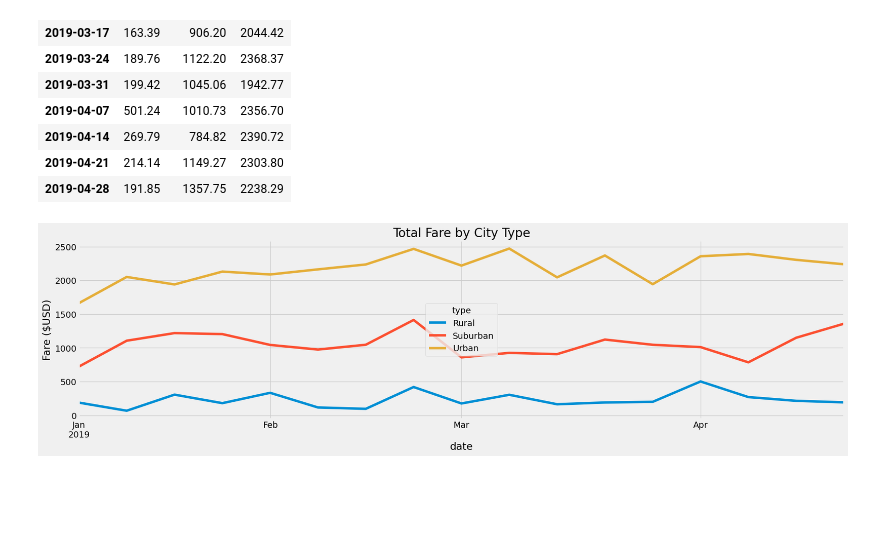
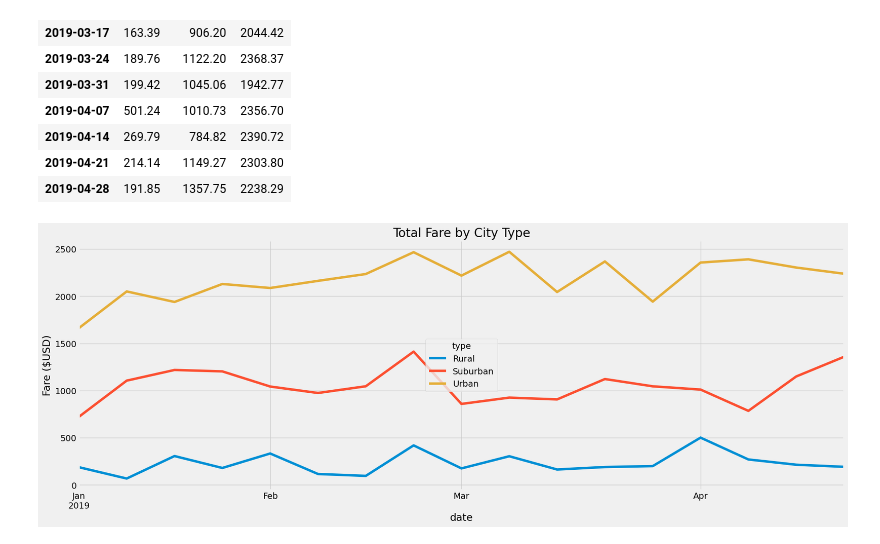
Before and after one commit to nabernal/PyBer-Challenge, a Jupyter notebook: PyBer-Challenge.ipynb, the cells around one changed output. Saved outputs shown, nothing was run; the diff lists cells and outputs as text; code cells hidden in the pictures; blank space fills up the shorter version.

Commit message:
Deleted duplicate file and changed graph size

```diff
--- a/PyBer-Challenge.ipynb
+++ b/PyBer-Challenge.ipynb
@@ -278,14 +278,14 @@ weekly_fares
 # %%
 # 8. Using the object-oriented interface method, plot the resample DataFrame using the df.plot() function.
 
 # Import the style from Matplotlib.
 from matplotlib import style
 # Use the graph style fivethirtyeight.
 style.use('fivethirtyeight')
 
-weekly_fares.plot(figsize=(20,5),)
+weekly_fares.plot(figsize=(20,7),)
 plt.ylabel("Fare ($USD)")
 plt.title("Total Fare by City Type")
 plt.savefig('Resources/PyBer_fare_summary.png')
 # %% [output]
-[figure, old version]
+[figure, new version]
```
Also changed, not shown: 3 other files.
